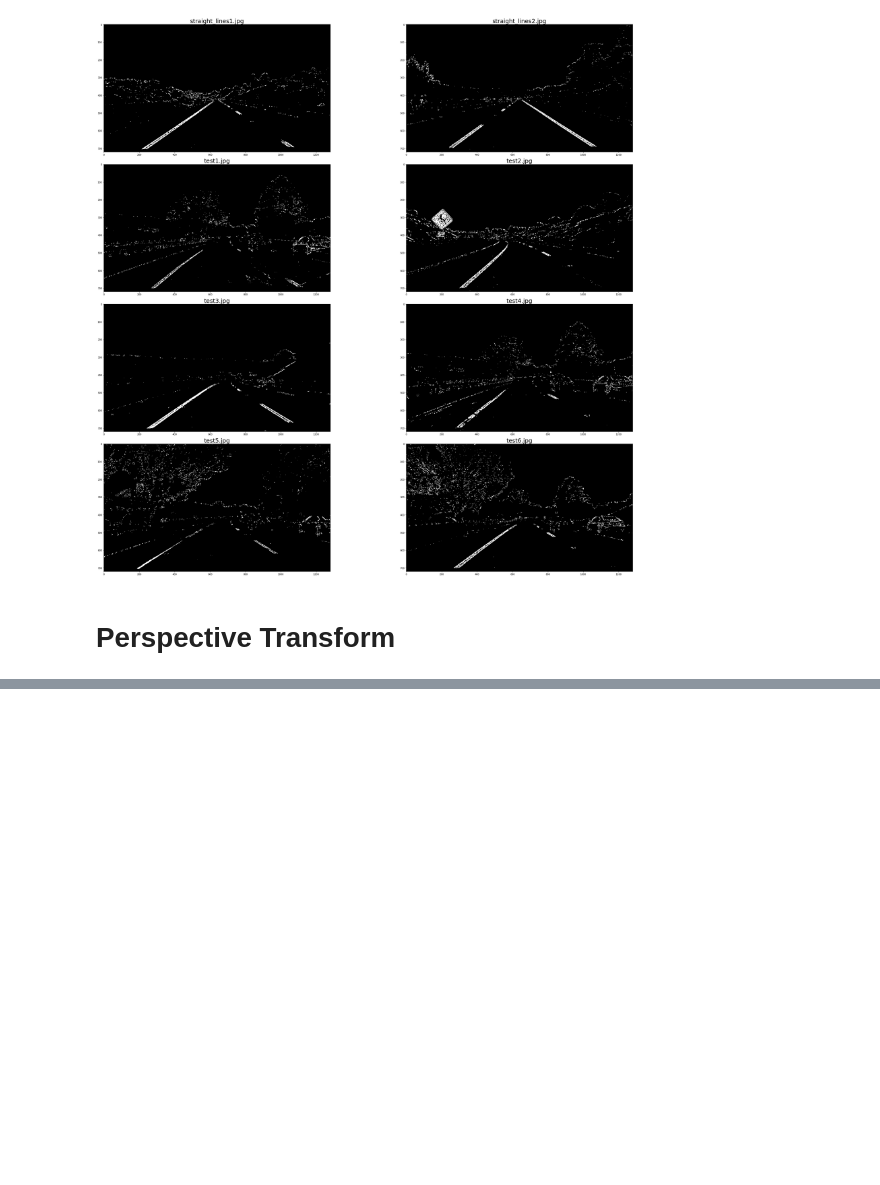
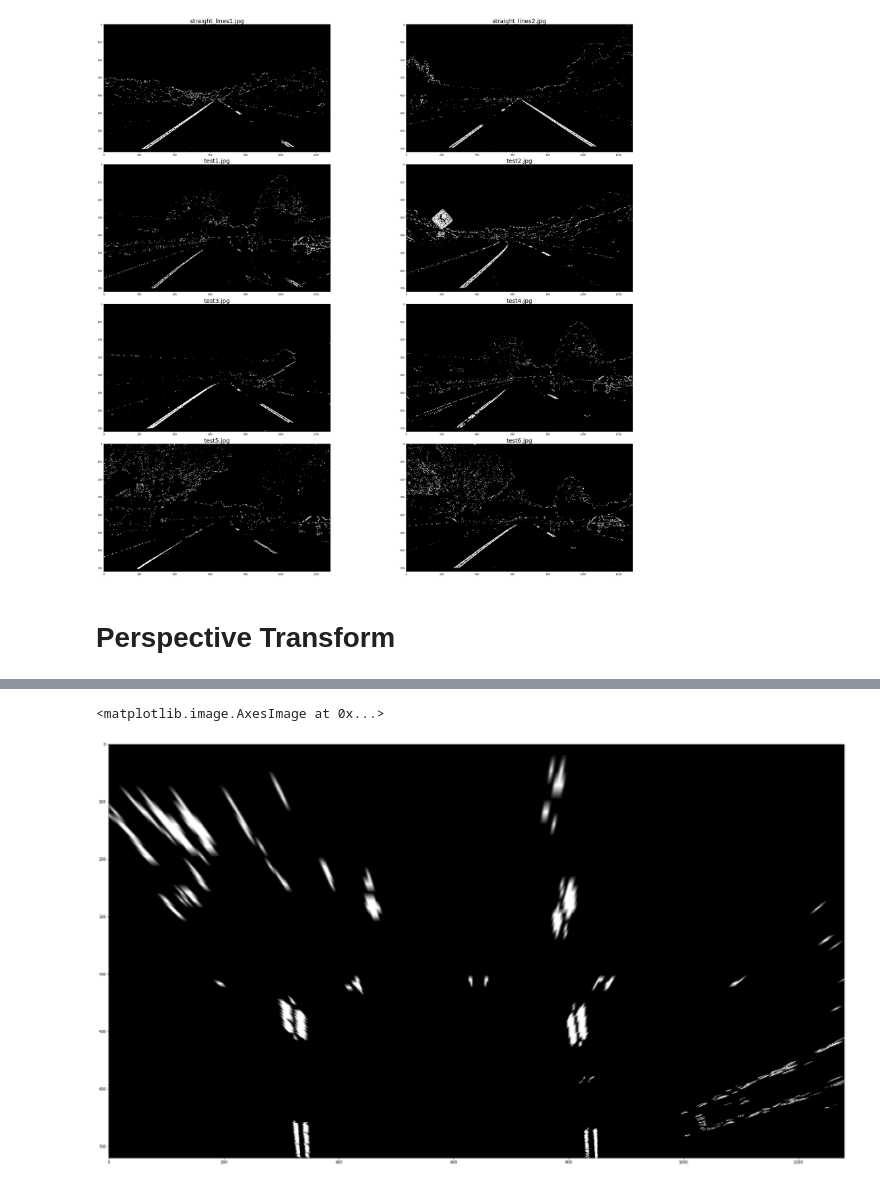
Before and after one commit to muhabdulhaq/advanced-lane-line-tracking, a Jupyter notebook: Advanced-Lane-Line-Tracking.ipynb, the cells around one changed output, grey strips where cells are left out. Drawn from its saved outputs; the diff is of its cells as text; code cells hidden in the pictures; blank space fills up the shorter version.

```diff
--- a/Advanced-Lane-Line-Tracking.ipynb
+++ b/Advanced-Lane-Line-Tracking.ipynb
@@ -329,3 +333,14 @@ plt.imshow(warped)
+# %%
+M = cv2.getPerspectiveTransform(src, dst)
+Minv = cv2.getPerspectiveTransform(dst, src)
+
+img_size = img.shape[::-1]
+warped = cv2.warpPerspective(img, M, img_size, flags=cv2.INTER_LINEAR)
+fig, ax = plt.subplots(figsize=(40, 20))
+ax.imshow(warped, cmap='gray')
+# %% [output]
+<matplotlib.image.AxesImage at 0x...>
+[figure, added]
 # %%
 PATH = Path('./test_images/')
 n_images = len(list(PATH.iterdir()))
```
Also changed, not shown: parts of 13 cells of this notebook.
